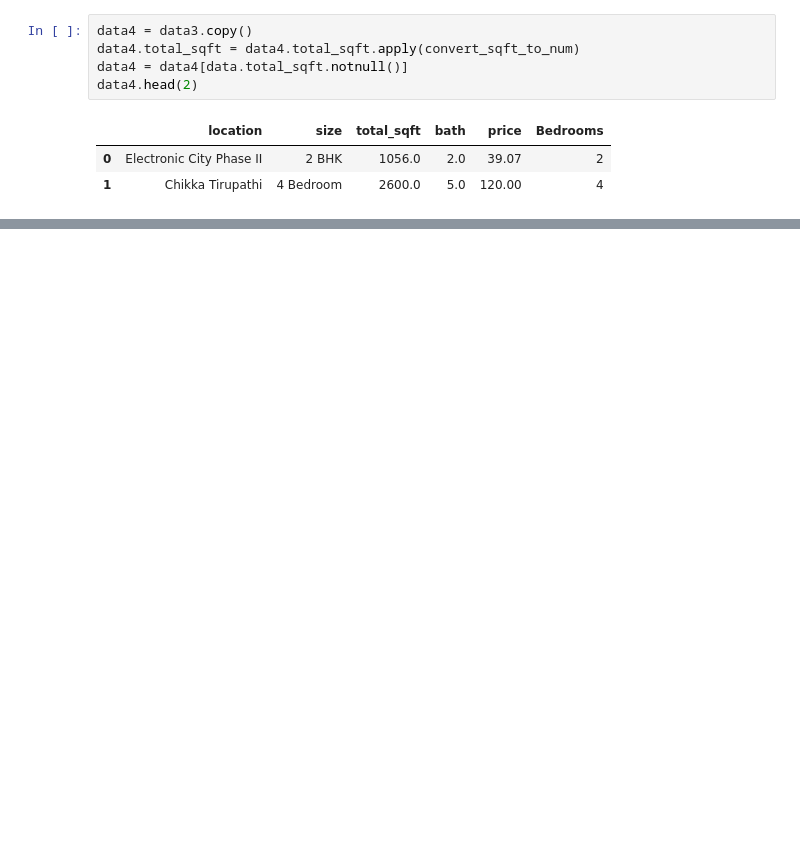
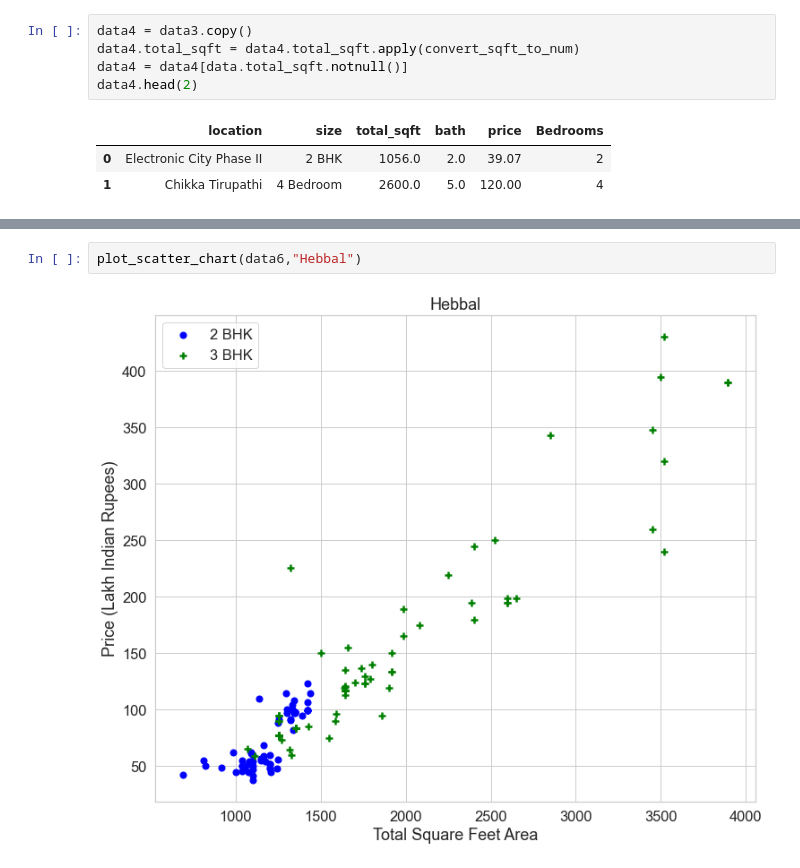
Before and after one commit to agrimkumar/Bengaluru_House_price_data, a Jupyter notebook: Bengaluru_House_Price_Prediction.ipynb, the cells around one changed output, grey strips where cells are left out. Saved outputs shown, nothing was run; the diff lists cells and outputs as text; blank space fills up the shorter version.

```diff
--- a/Bengaluru_House_Price_Prediction.ipynb
+++ b/Bengaluru_House_Price_Prediction.ipynb
@@ -171,0 +315,4 @@ data4.head(2)
+# %%
+plot_scatter_chart(data6,"Hebbal")
+# %% [output]
+[figure, added]
```
Also changed, not shown: parts of 50 cells of this notebook.
